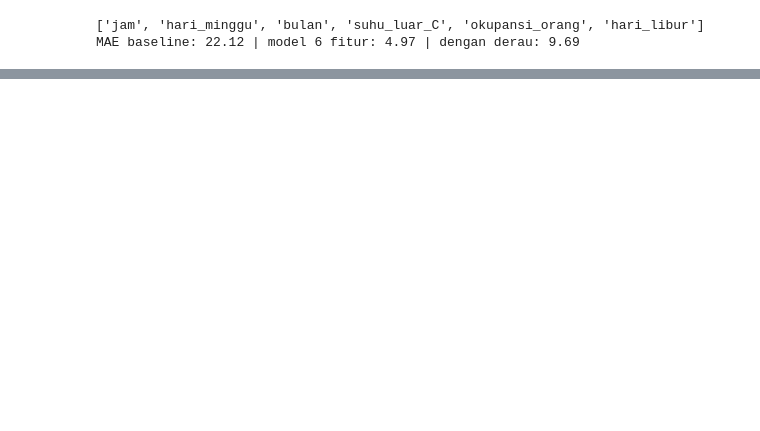
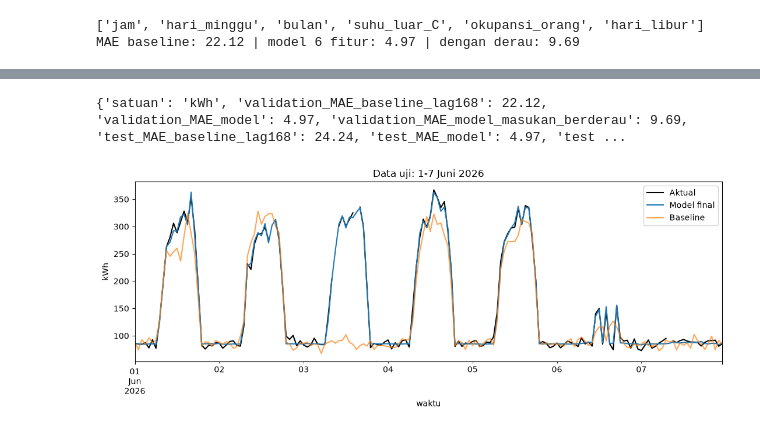
Before and after one commit to Danlions/Building_Energy_Consumption, a Jupyter notebook: notebooks/02_model.ipynb, the cells around one changed output, grey strips where cells are left out. Drawn from its saved outputs; the diff is of its cells as text; code cells hidden in the pictures; blank space fills up the shorter version.

Commit message:
Open test set once, record test metrics

```diff
--- a/notebooks/02_model.ipynb
+++ b/notebooks/02_model.ipynb
@@ -223,0 +263,28 @@ MAE baseline: 22.12 | model 6 fitur: 4.97 | dengan derau: 9.69
+# %%
+# === UJI AKHIR: test set dibuka SATU KALI ===
+TEST = ("2026-05-01 00:00", "2026-06-30 23:00")
+in_test = (d.index >= TEST[0]) & (d.index <= TEST[1])
+te = d["target_valid"] & in_test
+
+m_final = joblib.load("../artifacts/model.joblib")
+XA = F.buat_fitur(d, False)[meta_fitur] if False else F.buat_fitur(d, False)
+pred_te = pd.Series(m_final.predict(XA), index=XA.index)
+
+e = (pred_te - y)[te]
+mb = te & d["lag_168"].notna()
+e_base = (d["lag_168"] - y)[mb]
+
+bl = beda_libur[te]
+print("n baris test        :", int(te.sum()))
+print("MAE baseline lag-168:", round(e_base.abs().mean(), 2))
+print("MAE model final     :", round(e.abs().mean(), 2))
+print("MAE minggu biasa    :", round(e[~bl].abs().mean(), 2))
+print("MAE minggu libur    :", round(e[bl].abs().mean(), 2))
+print("bias (rata-rata)    :", round(e.mean(), 2))
+
+# derau pada test, dengan asumsi yang sama seperti di validation
+rng = np.random.default_rng(0)
+Xn = XA[te].copy()
+Xn["suhu_luar_C"] += rng.normal(0, 1.5, len(Xn))
+Xn["okupansi_orang"] = (Xn["okupansi_orang"] * rng.normal(1, 0.15, len(Xn))).clip(lower=0)
+print("MAE test berderau   :", round((m_final.predict(Xn) - y[te]).abs().mean(), 2))
@@ -223,0 +299,25 @@ MAE baseline: 22.12 | model 6 fitur: 4.97 | dengan derau: 9.69
+# %%
+with open("../artifacts/metadata.json") as f:
+    meta = json.load(f)
+
+meta["metrik"]["test_MAE_baseline_lag168"] = round(float(e_base.abs().mean()), 2)
+meta["metrik"]["test_MAE_model"] = round(float(e.abs().mean()), 2)
+meta["metrik"]["test_MAE_model_masukan_berderau"] = round(float((m_final.predict(Xn) - y[te]).abs().mean()), 2)
+meta["metrik"]["test_bias_model"] = round(float(e.mean()), 2)
+
+with open("../artifacts/metadata.json", "w") as f:
+    json.dump(meta, f, indent=2)
+print(meta["metrik"])
+# %% [output]
+{'satuan': 'kWh', 'validation_MAE_baseline_lag168': 22.12, 'validation_MAE_model': 4.97, 'validation_MAE_model_masukan_berderau': 9.69, 'test_MAE_baseline_lag168': 24.24, 'test_MAE_model': 4.97, 'test ...
+# %%
+w = slice("2026-06-01", "2026-06-07 23:00")   # 1 Juni libur nasional
+fig, ax = plt.subplots(figsize=(13, 4))
+y[w].plot(ax=ax, label="Aktual", color="black")
+pred_te[w].plot(ax=ax, label="Model final")
+d["lag_168"][w].plot(ax=ax, label="Baseline", alpha=0.7)
+ax.set_title("Data uji: 1-7 Juni 2026"); ax.set_ylabel("kWh"); ax.legend()
+plt.savefig("../artifacts/test_minggu_juni.png", dpi=150, bbox_inches="tight")
+plt.show()
+# %% [output]
+[figure, added]
```
Also changed, not shown: parts of 5 cells of this notebook, 3 other files.
